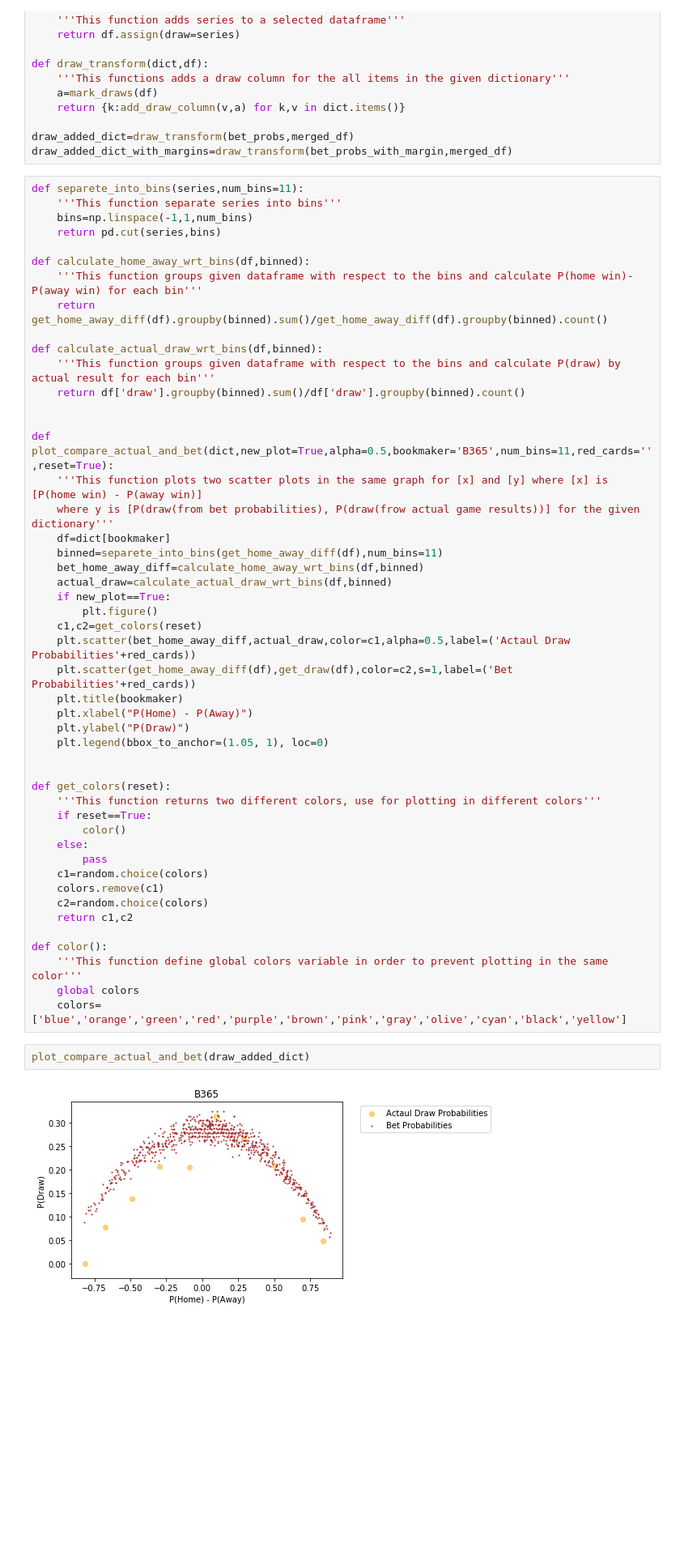
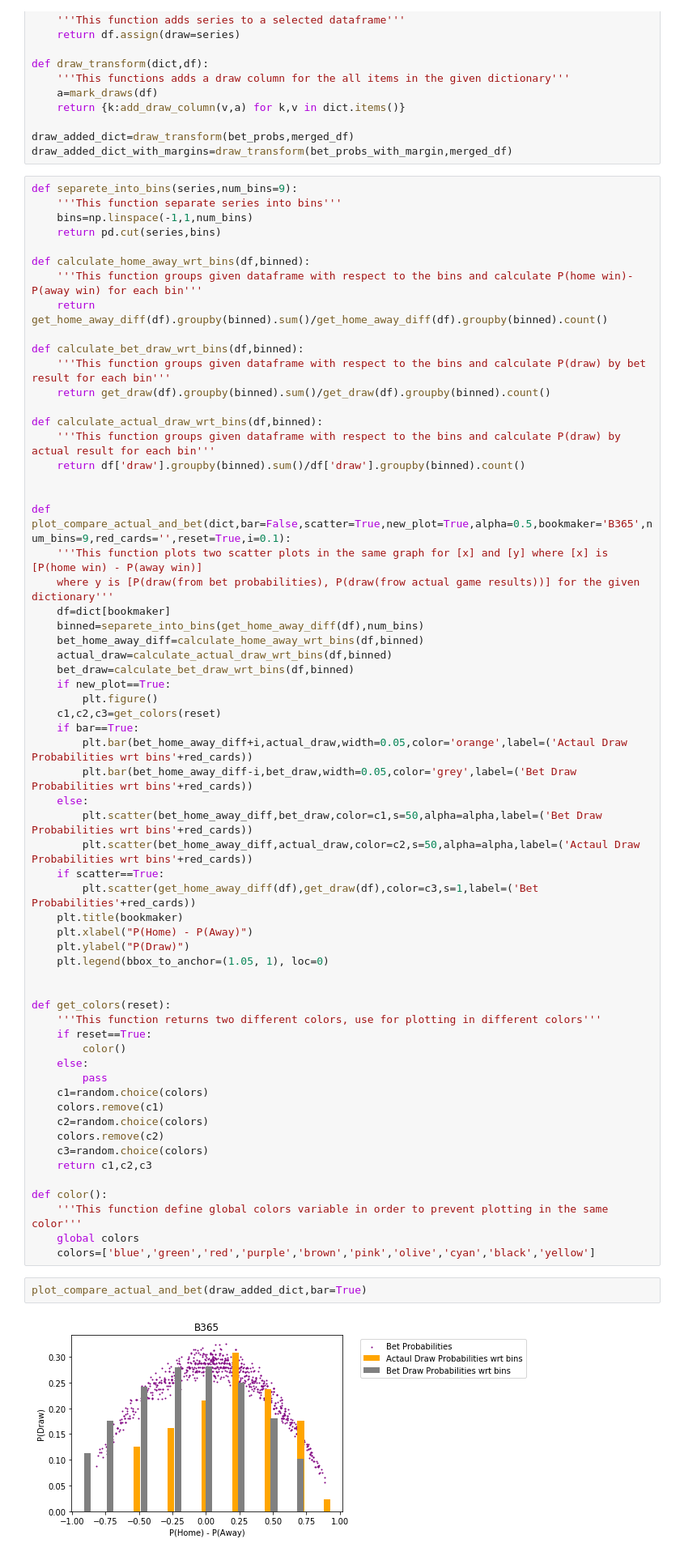
Before and after one commit to BU-IE-582/fall20-ozanoztrk, a Jupyter notebook: files/HW1/HW1.ipynb, the cells around one changed output. Shown: that part at 81% size. Drawn from its saved outputs; the diff is of its cells as text; blank space fills up the shorter version.

```diff
--- a/files/HW1/HW1.ipynb
+++ b/files/HW1/HW1.ipynb
@@ -233,7 +233,7 @@ def draw_transform(dict,df):
 draw_added_dict=draw_transform(bet_probs,merged_df)
 draw_added_dict_with_margins=draw_transform(bet_probs_with_margin,merged_df)
 # %%
-def separete_into_bins(series,num_bins=11):
+def separete_into_bins(series,num_bins=9):
     '''This function separate series into bins'''
     bins=np.linspace(-1,1,num_bins)
     return pd.cut(series,bins)
@@ -242,23 +242,34 @@ def calculate_home_away_wrt_bins(df,binned):
     '''This function groups given dataframe with respect to the bins and calculate P(home win)- P(away win) for each bin'''
     return get_home_away_diff(df).groupby(binned).sum()/get_home_away_diff(df).groupby(binned).count()
 
+def calculate_bet_draw_wrt_bins(df,binned):
+    '''This function groups given dataframe with respect to the bins and calculate P(draw) by bet result for each bin'''
+    return get_draw(df).groupby(binned).sum()/get_draw(df).groupby(binned).count()
+
 def calculate_actual_draw_wrt_bins(df,binned):
     '''This function groups given dataframe with respect to the bins and calculate P(draw) by actual result for each bin'''
     return df['draw'].groupby(binned).sum()/df['draw'].groupby(binned).count()
 
 
-def plot_compare_actual_and_bet(dict,new_plot=True,alpha=0.5,bookmaker='B365',num_bins=11,red_cards='',reset=True):
+def plot_compare_actual_and_bet(dict,bar=False,scatter=True,new_plot=True,alpha=0.5,bookmaker='B365',num_bins=9,red_cards='',reset=True,i=0.1):
     '''This function plots two scatter plots in the same graph for [x] and [y] where [x] is [P(home win) - P(away win)]
     where y is [P(draw(from bet probabilities), P(draw(frow actual game results))] for the given dictionary'''
     df=dict[bookmaker]
-    binned=separete_into_bins(get_home_away_diff(df),num_bins=11)
+    binned=separete_into_bins(get_home_away_diff(df),num_bins)
     bet_home_away_diff=calculate_home_away_wrt_bins(df,binned)
     actual_draw=calculate_actual_draw_wrt_bins(df,binned)
+    bet_draw=calculate_bet_draw_wrt_bins(df,binned)
     if new_plot==True:
         plt.figure()
-    c1,c2=get_colors(reset)
-    plt.scatter(bet_home_away_diff,actual_draw,color=c1,alpha=0.5,label=('Actaul Draw Probabilities'+red_cards))
-    plt.scatter(get_home_away_diff(df),get_draw(df),color=c2,s=1,label=('Bet Probabilities'+red_cards))
+    c1,c2,c3=get_colors(reset)
+    if bar==True:
+        plt.bar(bet_home_away_diff+i,actual_draw,width=0.05,color='orange',label=('Actaul Draw Probabilities wrt bins'+red_cards))
+        plt.bar(bet_home_away_diff-i,bet_draw,width=0.05,color='grey',label=('Bet Draw Probabilities wrt bins'+red_cards))
+    else:
+        plt.scatter(bet_home_away_diff,bet_draw,color=c1,s=50,alpha=alpha,label=('Bet Draw Probabilities wrt bins'+red_cards))
+        plt.scatter(bet_home_away_diff,actual_draw,color=c2,s=50,alpha=alpha,label=('Actaul Draw Probabilities wrt bins'+red_cards))
+    if scatter==True:
+        plt.scatter(get_home_away_diff(df),get_draw(df),color=c3,s=1,label=('Bet Probabilities'+red_cards))
     plt.title(bookmaker)
     plt.xlabel("P(Home) - P(Away)")
     plt.ylabel("P(Draw)")
@@ -274,16 +285,18 @@ def get_colors(reset):
     c1=random.choice(colors)
     colors.remove(c1)
     c2=random.choice(colors)
-    return c1,c2
+    colors.remove(c2)
+    c3=random.choice(colors)
+    return c1,c2,c3
 
 def color():
     '''This function define global colors variable in order to prevent plotting in the same color'''
     global colors
-    colors=['blue','orange','green','red','purple','brown','pink','gray','olive','cyan','black','yellow']
+    colors=['blue','green','red','purple','brown','pink','olive','cyan','black','yellow']
 # %%
-plot_compare_actual_and_bet(draw_added_dict)
+plot_compare_actual_and_bet(draw_added_dict,bar=True)
 # %% [output]
-[figure, old version]
+[figure, new version]
 # %% [markdown]
 <li> You will do this for each bookmaker separately (You will construct at least 4 plots in total).
 Comment on if there is a bias in odds representing the probabilities? Name the x and y axes
```
Also changed, not shown: parts of 7 cells of this notebook, 1 other file.
